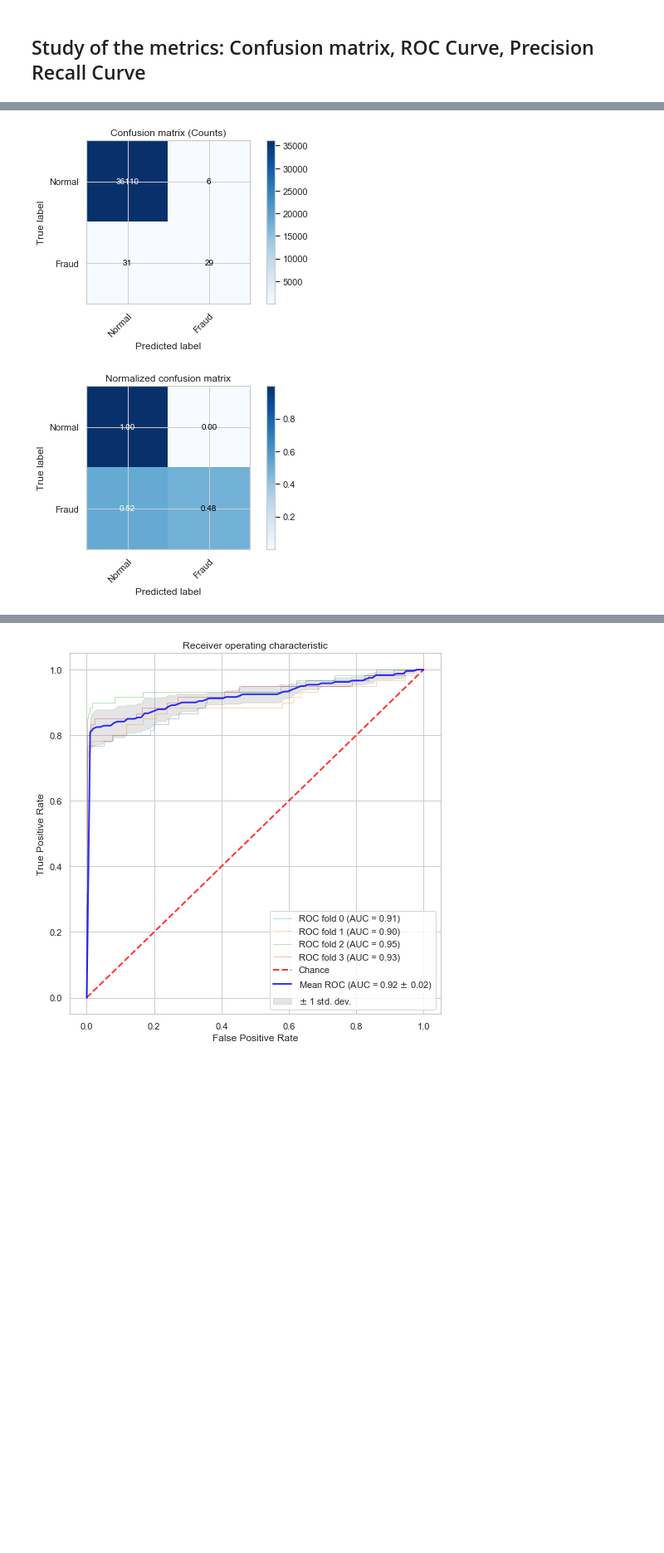
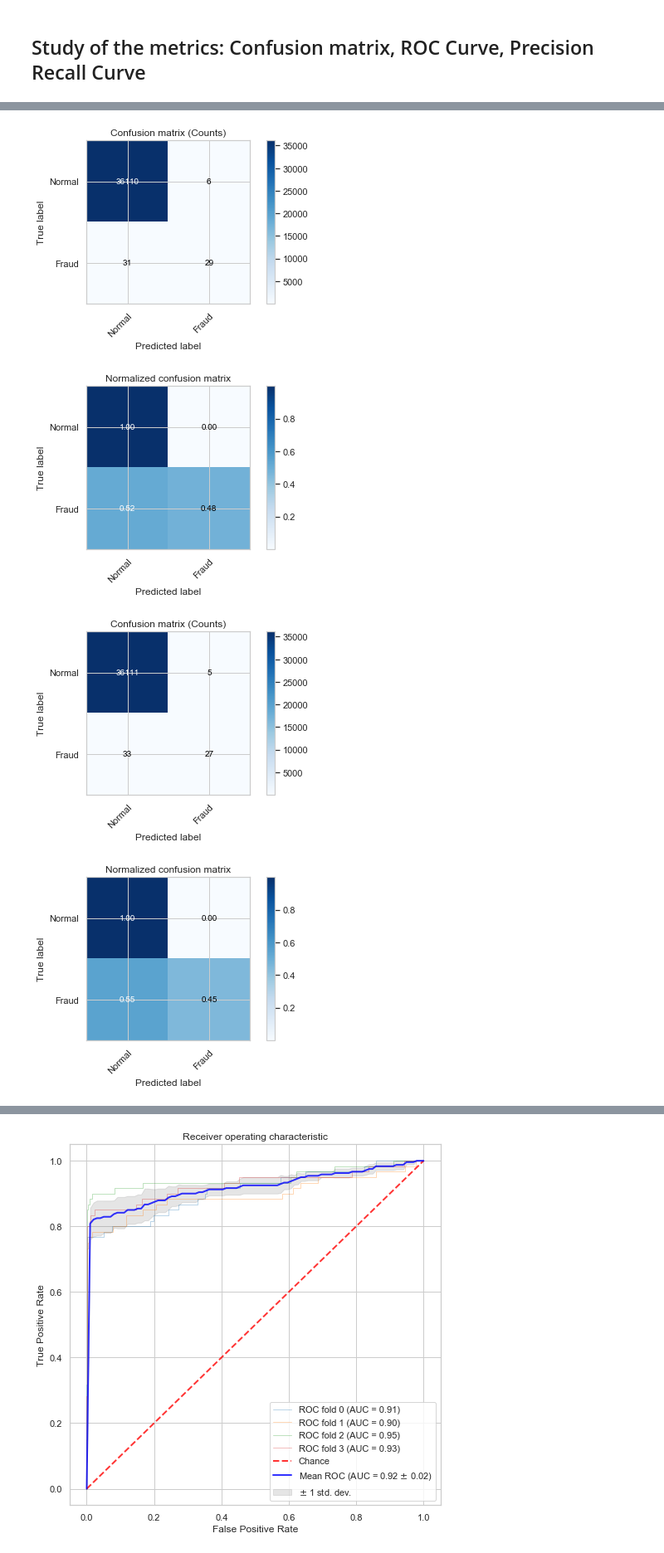
Before and after one commit to davidggphy/modelling_week_2019, a Jupyter notebook: notebooks/3_Classification_Sklearn.ipynb, the cells around one changed output, grey strips where cells are left out. Shown: that part at 83% size. Drawn from its saved outputs; the diff is of its cells as text; code cells hidden in the pictures; blank space fills up the shorter version.

```diff
--- a/notebooks/3_Classification_Sklearn.ipynb
+++ b/notebooks/3_Classification_Sklearn.ipynb
@@ -51,6 +55,11 @@ We will save the test set for the final part, when we have already tuned our hyp
 # %%
 df = pd.read_csv(os.path.join(DATA_PATH,'df_train.csv'))
 df.drop(columns= df.columns[0:2],inplace=True)
+X = df.drop(columns='Class').to_numpy()
+y = df['Class'].to_numpy()
+idx_to_feat = dict(enumerate([feat for feat in df.drop(columns='Class').columns ]))
+feat_to_idx = {feat : idx for idx,feat in idx_to_feat.items()}
+del(idx_to_feat)
 df.head()
 # %% [output]
 |  | V1 | V2 | V3 | V4 | V5 | V6 | V7 | V8 | V9 | V10 | ... | ... |
@@ -67,13 +79,7 @@ We can do it manually, although it is better to define a function to help us ite
 # %% [markdown]
 This is a typical CV loop, built from scratch
 # %%
-cv = StratifiedShuffleSplit(n_splits=VAL_SPLITS,test_size=0.15,random_state=0)
 clf = LogisticRegression(solver='sag',random_state=0,n_jobs=-1)
-
-# In case we want to select a subset of features
-df_ = df
-X = df_.drop(columns='Class').to_numpy()
-y = df_['Class'].to_numpy()
 
 # We create two eampty lists to save the metrics at each fold for train and validation.
 metrics = []
@@ -112,13 +118,3 @@ Metric value (Train): 0.67 ± 0.01
 Metric value(Val): 0.69 ± 0.04
 # %% [markdown]
 The same code can be casted in the form of a function, `run_cv_f1`, which can be found in `cv_utils.py`
-# %%
-cv = StratifiedShuffleSplit(n_splits=VAL_SPLITS,test_size=0.15,random_state=0)
-clf = LogisticRegression(solver='sag',random_state=0,n_jobs=-1)
-
-# In case we want to select a subset of features
-df_ = df[['Class','V12','AmountBC','V16','V9']]
-X = df_.drop(columns='Class').to_numpy()
-y = df_['Class'].to_numpy()
-
-run_cv_f1(clf,cv,X,y)
@@ -140,12 +134,10 @@ F1 value (Val): 0.63 ± 0.06
 # %% [markdown]
 ## Study of the metrics: Confusion matrix, ROC Curve, Precision Recall Curve
 # %%
-cv = StratifiedShuffleSplit(n_splits=1,test_size=0.15,random_state=0)
-clf = LogisticRegression(solver='sag',random_state=0,n_jobs=-1)
-# In case we want to select a subset of features
-df_ = df[['Class','V12','AmountBC','V16','V9']]
-X = df_.drop(columns='Class').to_numpy()
-y = df_['Class'].to_numpy()
+feat_sel = FeatureSelectorDic(['V12','AmountBC','V16','V9'],feat_to_idx)
+clf_ = LogisticRegression(solver='sag',random_state=0,n_jobs=-1)
+clf = make_pipeline(feat_sel,clf_)
+
 for idx_train, idx_val in cv.split(X,y):
     clf.fit(X[idx_train],y[idx_train])
     y_pred = clf.predict(X[idx_val])
@@ -162,2 +165,4 @@ Normalized confusion matrix
 [figure]
 [figure]
+[figure, added]
+[figure, added]
```
Also changed, not shown: parts of 53 cells of this notebook, 6 other files.
